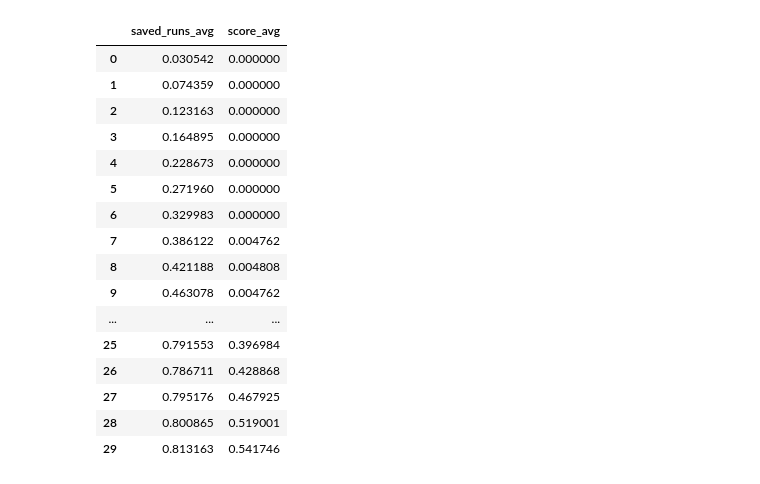
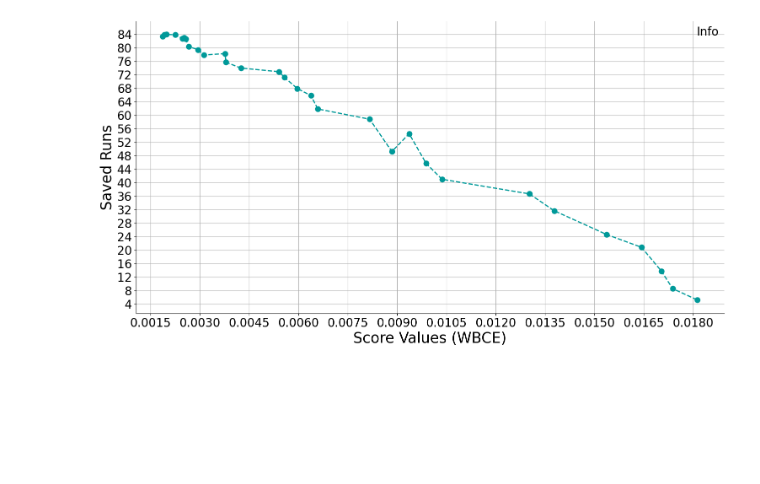
Before and after one commit to Omar88magdy/ml-assisted-binary-search, a Jupyter notebook: plot.ipynb, the cells around one changed output. Drawn from its saved outputs; the diff is of its cells as text; code cells hidden in the pictures; blank space fills up the shorter version.

```diff
--- a/plot.ipynb
+++ b/plot.ipynb
@@ -123,21 +121,17 @@ data.drop(columns=["Unnamed: 0"], inplace=True)
-# %%
-data
-# %% [output]
-|  | saved_runs_avg | score_avg |
-| 0 | 0.030542 | 0.000000 |
-| 1 | 0.074359 | 0.000000 |
-| 2 | 0.123163 | 0.000000 |
-| 3 | 0.164895 | 0.000000 |
-| 4 | 0.228673 | 0.000000 |
-| 5 | 0.271960 | 0.000000 |
-| 6 | 0.329983 | 0.000000 |
-| 7 | 0.386122 | 0.004762 |
-| 8 | 0.421188 | 0.004808 |
-| 9 | 0.463078 | 0.004762 |
-| ... | ... | ... |
-| 25 | 0.791553 | 0.396984 |
-| 26 | 0.786711 | 0.428868 |
-| 27 | 0.795176 | 0.467925 |
-| 28 | 0.800865 | 0.519001 |
-| 29 | 0.813163 | 0.541746 |
+# %%
+data = pd.read_csv("results/equilibrium_weighted_binary_cross_entropy_plot.csv")
+data = data.sort_values("score_avg")
+plot(
+    algorithm="Equilibrium",
+    metric="WBCE",
+    # metric='Harmonic TNR Recall',
+    samples=70000,
+    scores=list(data["score_avg"]),
+    saved_runs=list(data["saved_runs_avg"] * 100),
+    save_fig=True,
+    transparent=True,
+    markersize=9,
+)
+# %% [output]
+[figure, added]
 # %%
```
Also changed, not shown: parts of 3 cells of this notebook, 21 other files.
